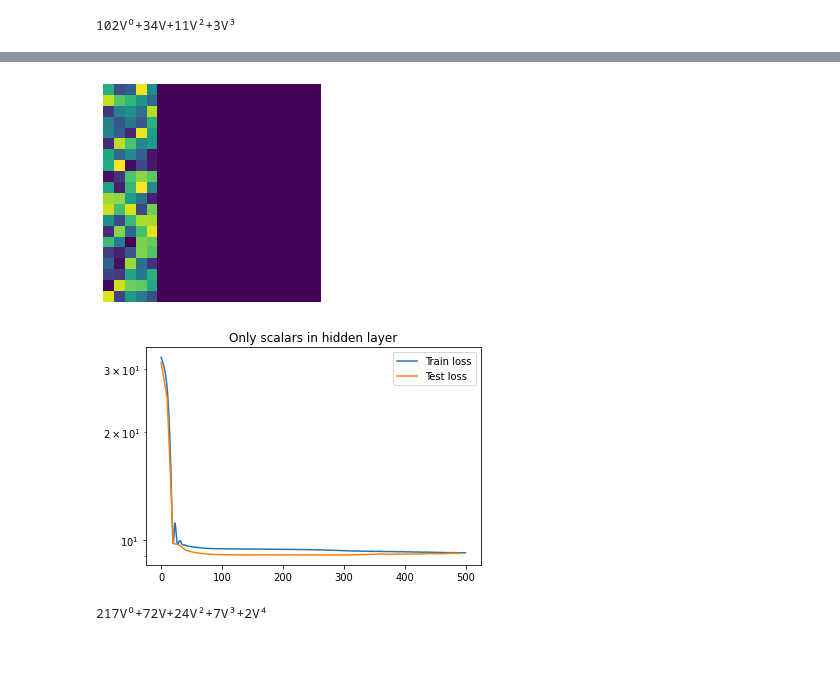
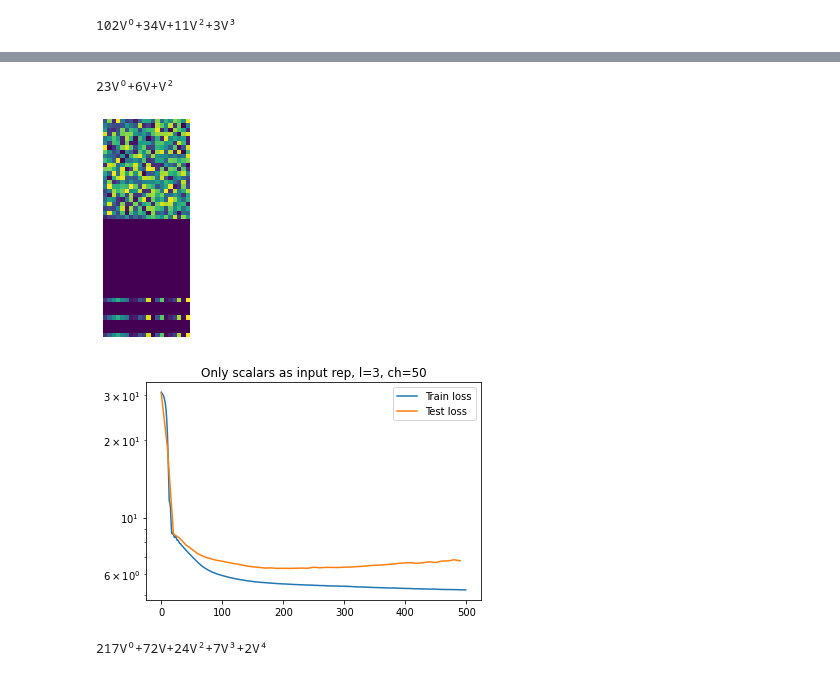
Before and after one commit to QB-TA/HolographicFlow, a Jupyter notebook: Testing_new_packages/Testing_EMLP.ipynb, the cells around one changed output, grey strips where cells are left out. Drawn from its saved outputs; the diff is of its cells as text; code cells hidden in the pictures.

Commit message:
updated models and plots

```diff
--- a/Testing_new_packages/Testing_EMLP.ipynb
+++ b/Testing_new_packages/Testing_EMLP.ipynb
@@ -73,6 +76,12 @@ class InertiaModel:
         plt.title(self.name)
         plt.yscale('log')
 
+    def plot_test_loss(self):
+        plt.plot(np.arange(0,self.NUM_EPOCHS,10),self.test_losses,label=self.name)
+        plt.legend()
+        plt.title('Test losses')
+        plt.yscale('log')
+
     def rel_err(a,b):
         return jnp.sqrt(((a-b)**2).mean())/(jnp.sqrt((a**2).mean())+jnp.sqrt((b**2).mean()))
 
@@ -137,13 +150,17 @@ model3.plot_losses()
 # %%
-rep_scalar = 20*Scalar
-vis(rep_in(G),rep_scalar(G))
-model4 = InertiaModel('Only scalars in hidden layer')
-model4.create_EMLP_model(rep_in,rep_out,group=G,num_layers=3,ch=rep_scalar)
+print(uniform_rep(50,G))
+vis(rep_scalar(G),uniform_rep(50,G))
+model4 = InertiaModel('Only scalars as input rep, l=3, ch=50')
+model4.create_EMLP_model(rep_scalar,rep_out,group=G,num_layers=3,ch=50)
+model4default = InertiaModel('Default input rep, l=3, ch=50')
+model4default.create_EMLP_model(rep_in,rep_out,group=G,num_layers=3,ch=50)
 # %% [output]
+23V⁰+6V+V²
-[figure, old version]
+[figure, new version]
 # %%
 model4.train_model()
+model4default.train_model()
 model4.plot_losses()
 # %% [output]
-[figure, old version]
+[figure, new version]
 # %%
```
Also changed, not shown: parts of 22 cells of this notebook.
